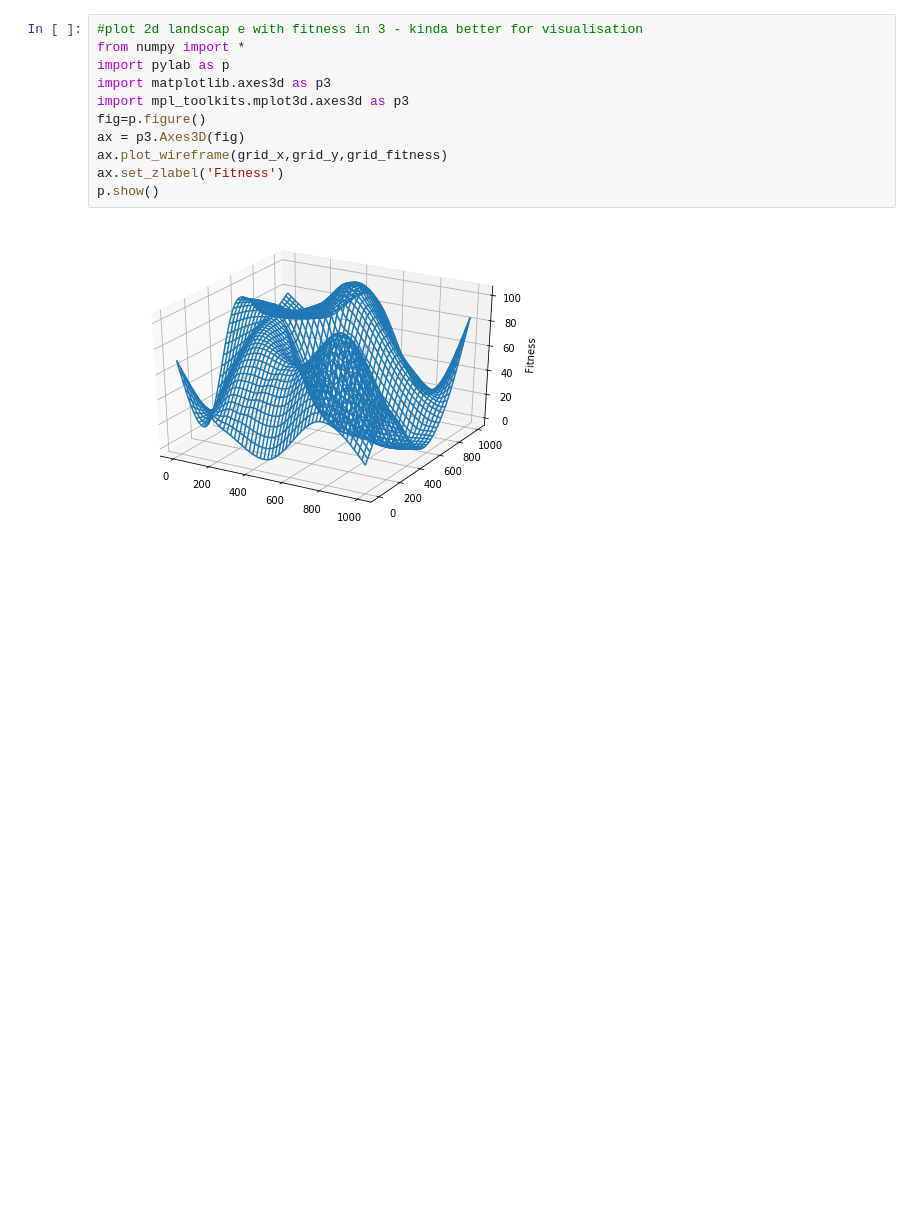
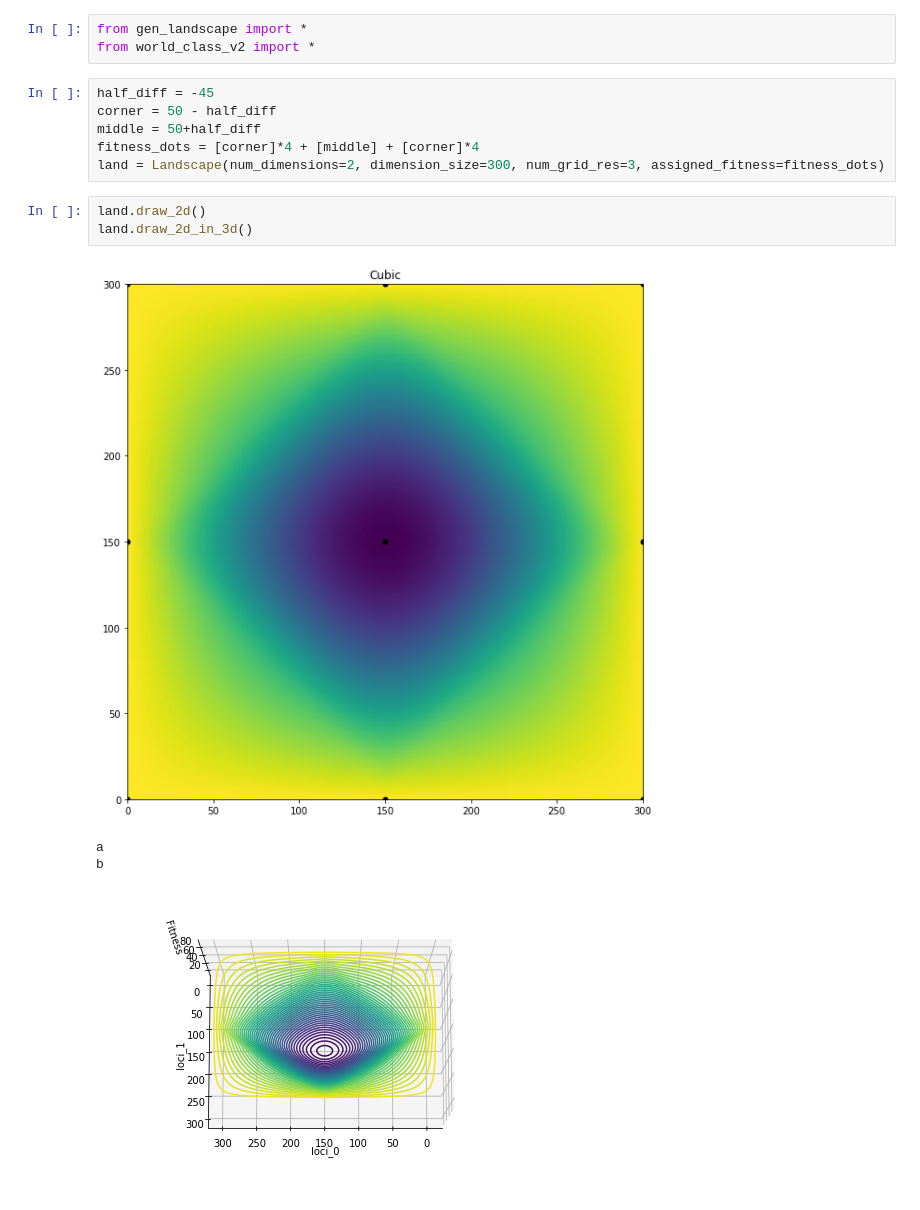
Before and after one commit to saroyas/Asexual-Sexual_reproduction, a Jupyter notebook: workouts.ipynb, the cells around one changed output. Saved outputs shown, nothing was run; the diff lists cells and outputs as text; blank space fills up the shorter version.

Commit message:
Trial one with 3 grid unit landscape designed - ready to run

```diff
--- a/workouts.ipynb
+++ b/workouts.ipynb
@@ -68,13 +1,17 @@ plt.show()
-# %%
-#plot 2d landscap e with fitness in 3 - kinda better for visualisation
-from numpy import *
-import pylab as p
-import matplotlib.axes3d as p3
-import mpl_toolkits.mplot3d.axes3d as p3
-fig=p.figure()
-ax = p3.Axes3D(fig)
-ax.plot_wireframe(grid_x,grid_y,grid_fitness)
-ax.set_zlabel('Fitness')
-p.show()
-# %% [output]
-[figure, removed]
+# %%
+from gen_landscape import *
+from world_class_v2 import *
+# %%
+half_diff = -45
+corner = 50 - half_diff
+middle = 50+half_diff
+fitness_dots = [corner]*4 + [middle] + [corner]*4
+land = Landscape(num_dimensions=2, dimension_size=300, num_grid_res=3, assigned_fitness=fitness_dots)
+# %%
+land.draw_2d()
+land.draw_2d_in_3d()
+# %% [output]
+[figure, added]
+a
+b
+[figure, added]
```
Also changed, not shown: parts of 10 cells of this notebook, 5 other files.
